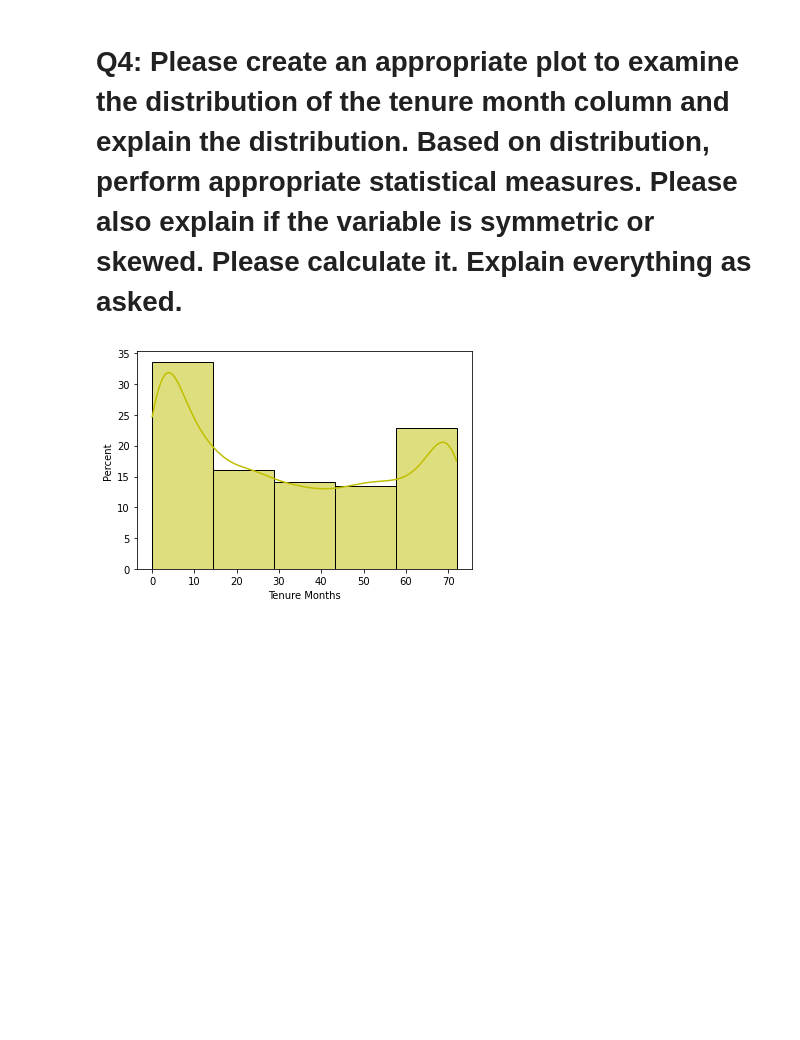
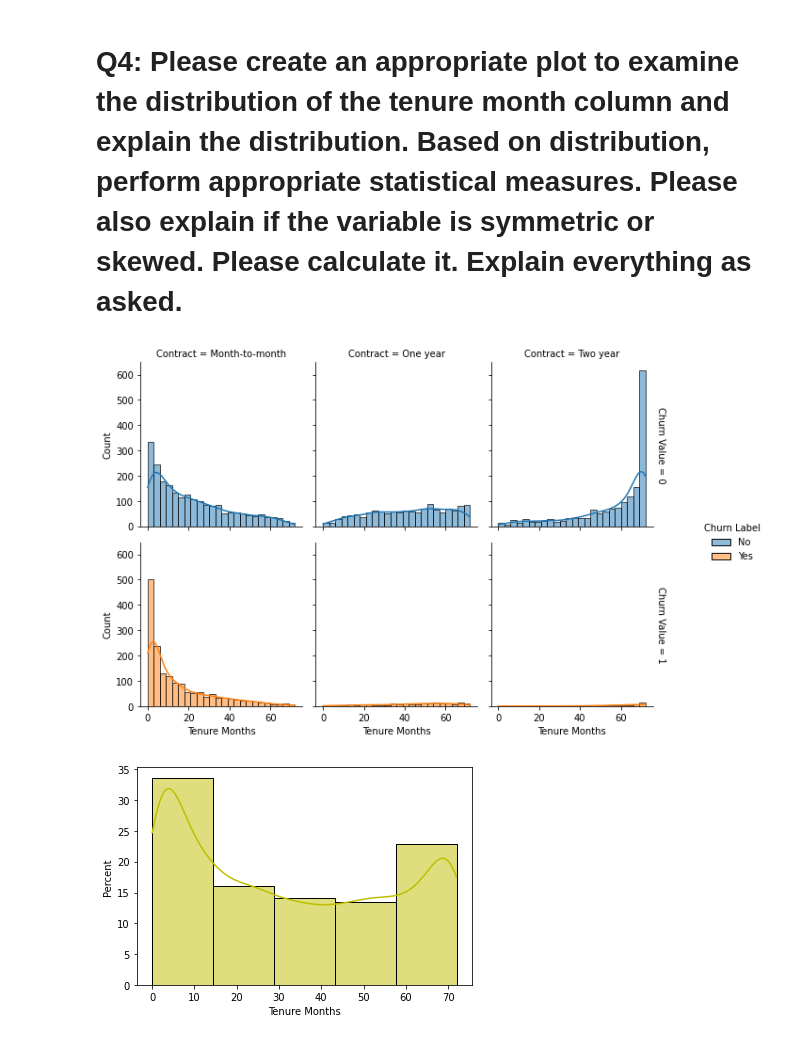
Before and after one commit to goswamimohit/churn_prediction, a Jupyter notebook: churn-pred.ipynb, the cells around one changed output. Cells and saved outputs as stored; diff of their text form; code cells hidden in the pictures; blank space fills up the shorter version.

Commit message:
Kaggle Notebook | churn_pred | Version 5

```diff
--- a/churn-pred.ipynb
+++ b/churn-pred.ipynb
@@ -132,4 +193,11 @@ plt.show()
 [figure]
 # %% [markdown]
 # Q4:  Please create an appropriate plot to examine the distribution of the tenure month column and explain the distribution. Based on distribution, perform appropriate statistical measures. Please also explain if the variable is symmetric or skewed. Please calculate it. Explain everything as asked.
+# %%
+sns.displot(
+    churn, x=churn['Tenure Months'], hue=churn['Churn Label'],row=churn['Churn Value'],col='Contract',
+    binwidth=3, height=3,kde=True, facet_kws=dict(margin_titles=True),
+);
+# %% [output]
+[figure, added]
 # %%
```
Also changed, not shown: parts of 35 cells of this notebook.
